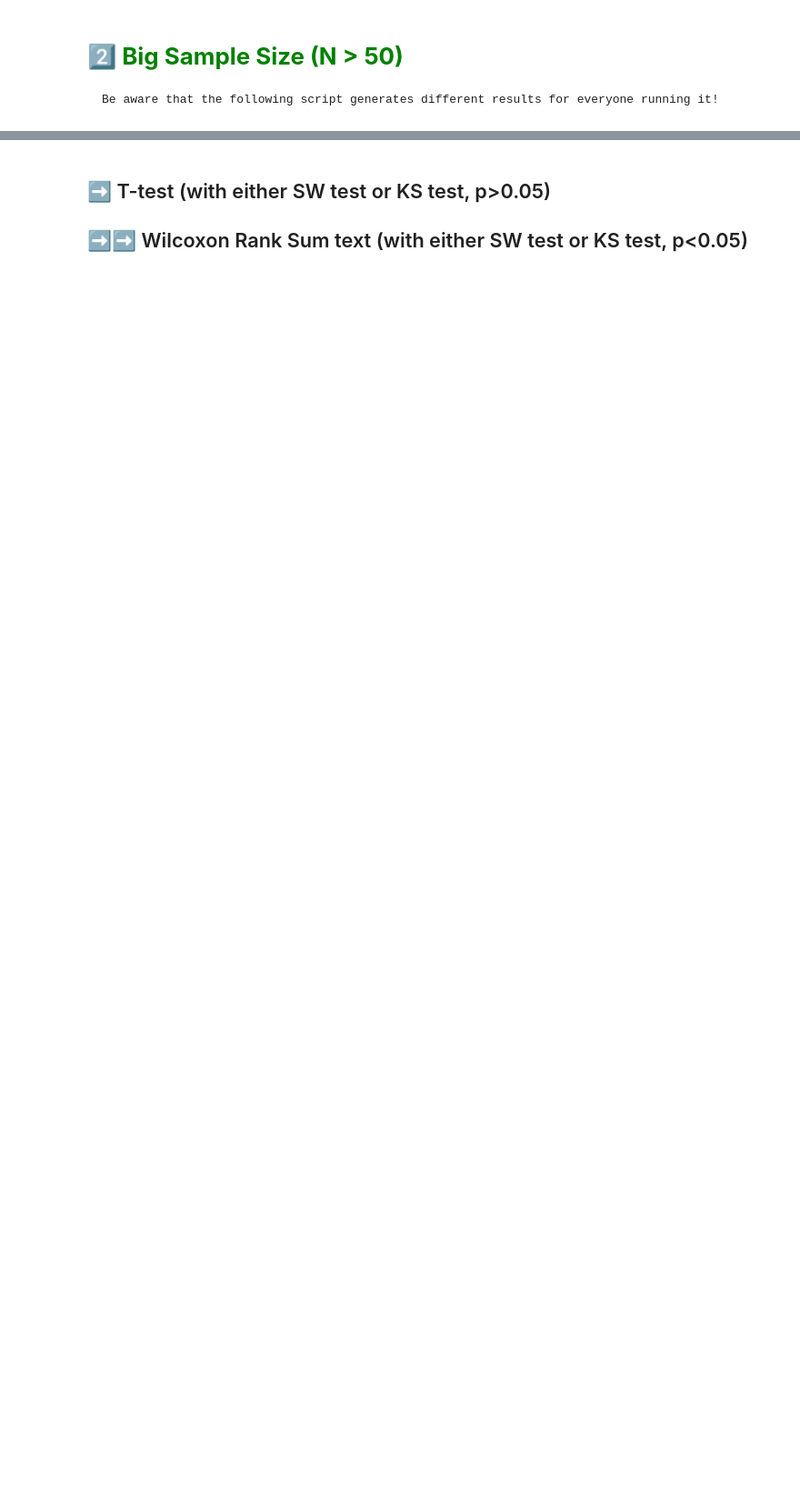
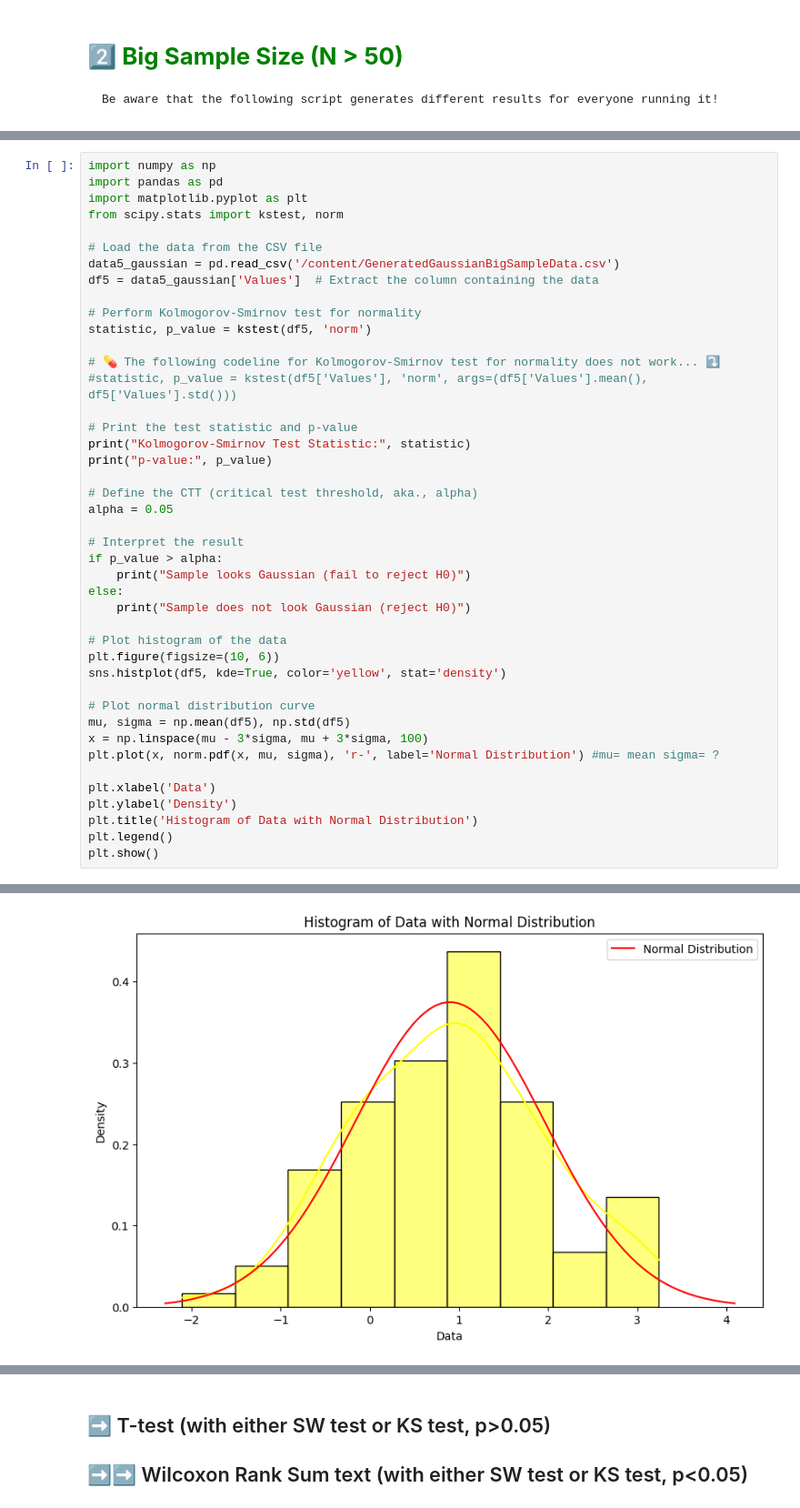
Before and after one commit to 20230212KIM/Data_Analysis, a Jupyter notebook: 11_NormalityTest_SWtest_KStest.ipynb, the cells around one changed output, grey strips where cells are left out. Shown: that part at 91% size. Cells and saved outputs as stored; diff of their text form; blank space fills up the shorter version.

```diff
--- a/11_NormalityTest_SWtest_KStest.ipynb
+++ b/11_NormalityTest_SWtest_KStest.ipynb
@@ -168,0 +488,44 @@ Sample looks Gaussian (fail to reject H0)
+# %%
+import numpy as np
+import pandas as pd
+import matplotlib.pyplot as plt
+from scipy.stats import kstest, norm
+
+# Load the data from the CSV file
+data5_gaussian = pd.read_csv('/content/GeneratedGaussianBigSampleData.csv')
+df5 = data5_gaussian['Values']  # Extract the column containing the data
+
+# Perform Kolmogorov-Smirnov test for normality
+statistic, p_value = kstest(df5, 'norm')
+
+# 💊 The following codeline for Kolmogorov-Smirnov test for normality does not work... ⤵️
+#statistic, p_value = kstest(df5['Values'], 'norm', args=(df5['Values'].mean(), df5['Values'].std()))
+
+# Print the test statistic and p-value
+print("Kolmogorov-Smirnov Test Statistic:", statistic)
+print("p-value:", p_value)
+
+# Define the CTT (critical test threshold, aka., alpha)
+alpha = 0.05
+
+# Interpret the result
+if p_value > alpha:
+    print("Sample looks Gaussian (fail to reject H0)")
+else:
+    print("Sample does not look Gaussian (reject H0)")
+
+# Plot histogram of the data
+plt.figure(figsize=(10, 6))
+sns.histplot(df5, kde=True, color='yellow', stat='density')
+
+# Plot normal distribution curve
+mu, sigma = np.mean(df5), np.std(df5)
+x = np.linspace(mu - 3*sigma, mu + 3*sigma, 100)
+plt.plot(x, norm.pdf(x, mu, sigma), 'r-', label='Normal Distribution') #mu= mean sigma= ?
+
+plt.xlabel('Data')
+plt.ylabel('Density')
+plt.title('Histogram of Data with Normal Distribution')
+plt.legend()
+plt.show()
+# %% [output]
@@ -169 +535,2 @@ Sample looks Gaussian (fail to reject H0)
+[figure, added]
 # %% [markdown]
```
Also changed, not shown: parts of 29 cells of this notebook.
